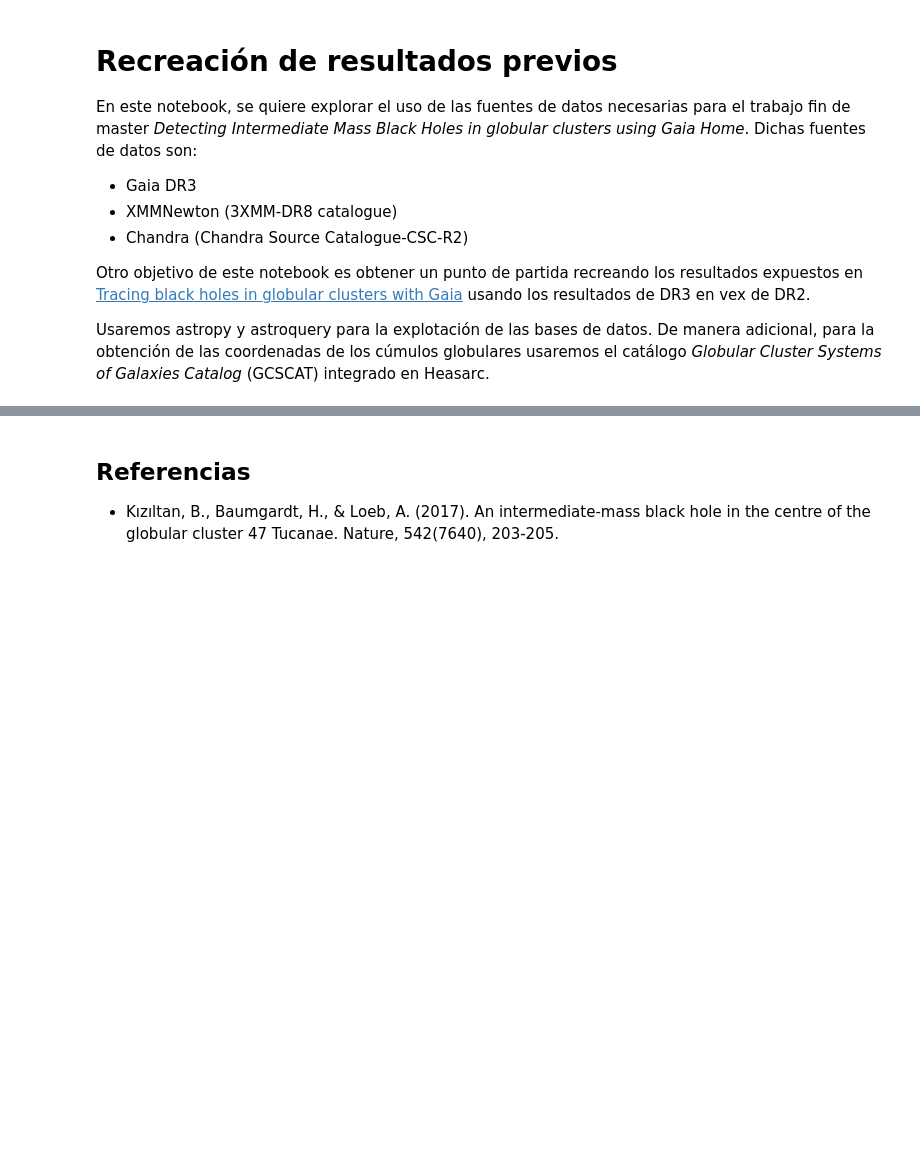
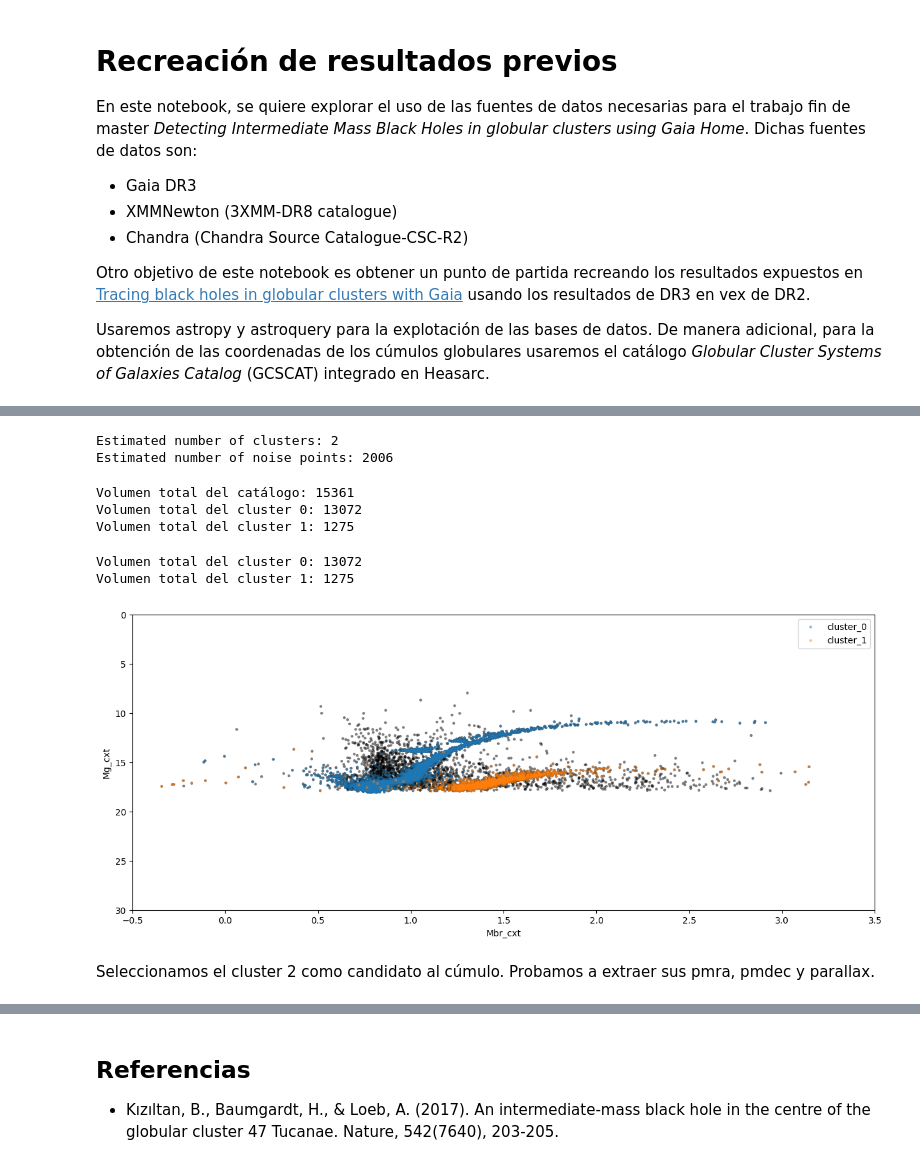
Before and after one commit to santhiperbolico/tfm-ucm-code, a Jupyter notebook: notebooks/Resultados Previos.ipynb, the cells around one changed output, grey strips where cells are left out. Saved outputs shown, nothing was run; the diff lists cells and outputs as text; code cells hidden in the pictures; blank space fills up the shorter version.

```diff
--- a/notebooks/Resultados Previos.ipynb
+++ b/notebooks/Resultados Previos.ipynb
@@ -126,3 +57,0 @@ DF: 45871 elementos
-# %%
-mask = (1 / df.parallax > 4) & (1 / df.parallax < 5)
-1 / df.parallax[mask]
@@ -154,0 +396,54 @@ Table length=1
+# %%
+db = DBSCAN(eps=best_params[0], min_samples=best_params[1]).fit(data)
+labels = db.labels_
+
+# Number of clusters in labels, ignoring noise if present.
+n_clusters_ = len(set(labels)) - (1 if -1 in labels else 0)
+n_noise_ = list(labels).count(-1)
+
+print("Estimated number of clusters: %d" % n_clusters_)
+print("Estimated number of noise points: %d" % n_noise_)
+# %% [output]
+Estimated number of clusters: 2
+Estimated number of noise points: 2006
+# %%
+print("Volumen total del catálogo: %d" % len(mask_0))
+
+for label in np.unique(labels[labels >-1]):
+    mask_i = labels == label
+    print(f"Volumen total del cluster {label}: %d" % mask_i.sum())
+# %% [output]
+Volumen total del catálogo: 15361
+Volumen total del cluster 0: 13072
+Volumen total del cluster 1: 1275
+# %%
+
+# Crear la figura y los ejes
+fig, ax = plt.subplots(figsize=(15, 6))
+
+
+# Crear el scatter plot
+plt.scatter(x=df.bp_rp, y=df.phot_g_mean_mag,s=10, c="k", edgecolor='none', alpha=0.5)
+for label in np.unique(labels[labels >-1]):
+    mask_i = labels == label
+    plt.scatter(x=df.bp_rp[mask_i], y=df.phot_g_mean_mag[mask_i],s=10, edgecolor='none', alpha=0.5, label=f"cluster_{label}")
+    print(f"Volumen total del cluster {label}: %d" % mask_i.sum())
+
+
+# Etiquetas de los ejes
+ax.set_xlabel('Mbr_cxt')
+ax.set_ylabel('Mg_cxt')
+
+# Ajustar límites de los ejes si es necesario
+ax.set_xlim(-0.5, 3.5)
+ax.set_ylim(0, 30)
+plt.gca().invert_yaxis()
+# Mostrar la gráfica
+plt.legend()
+plt.show()
+# %% [output]
+Volumen total del cluster 0: 13072
+Volumen total del cluster 1: 1275
+[figure, added]
+# %% [markdown]
+Seleccionamos el cluster 2 como candidato al cúmulo. Probamos a extraer sus pmra, pmdec y parallax.
```
Also changed, not shown: parts of 42 cells of this notebook, 1 other file.
